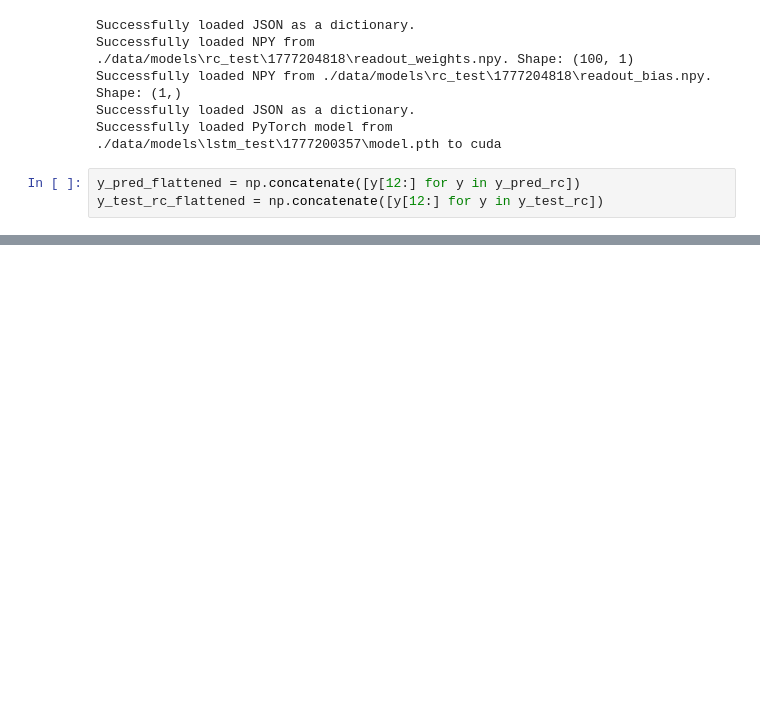
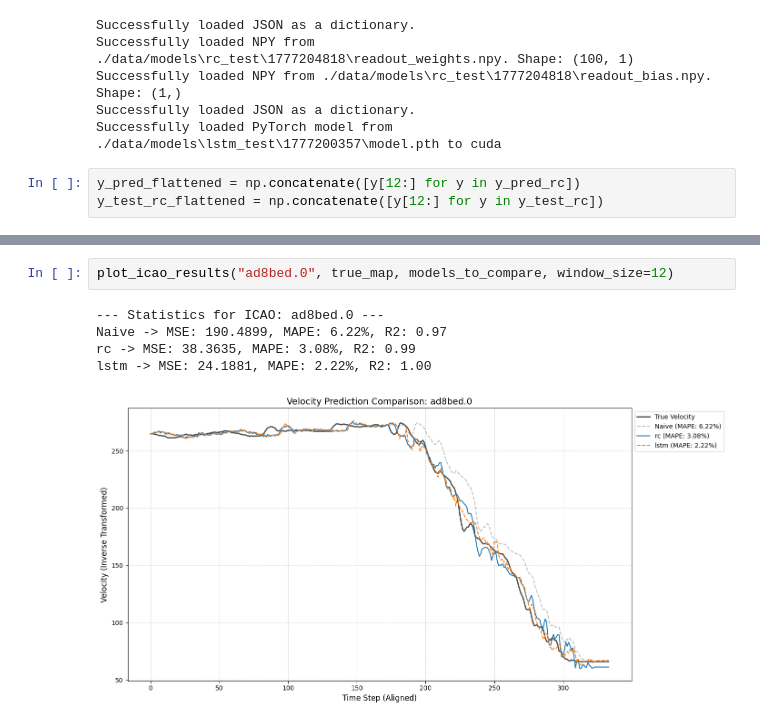
Before and after one commit to mcamarillas/reservoir-computing-flight-prediction, a Jupyter notebook: test_eval_framework.ipynb, the cells around one changed output, grey strips where cells are left out. Cells and saved outputs as stored; diff of their text form; blank space fills up the shorter version.

```diff
--- a/test_eval_framework.ipynb
+++ b/test_eval_framework.ipynb
@@ -76,0 +192,8 @@ lstm                 | 0.0188          | 0.1115
+# %%
+plot_icao_results("ad8bed.0", true_map, models_to_compare, window_size=12)
+# %% [output]
+--- Statistics for ICAO: ad8bed.0 ---
+Naive -> MSE: 190.4899, MAPE: 6.22%, R2: 0.97
+rc -> MSE: 38.3635, MAPE: 3.08%, R2: 0.99
+lstm -> MSE: 24.1881, MAPE: 2.22%, R2: 1.00
+[figure, added]
```
Also changed, not shown: parts of 11 cells of this notebook, 3 other files.
